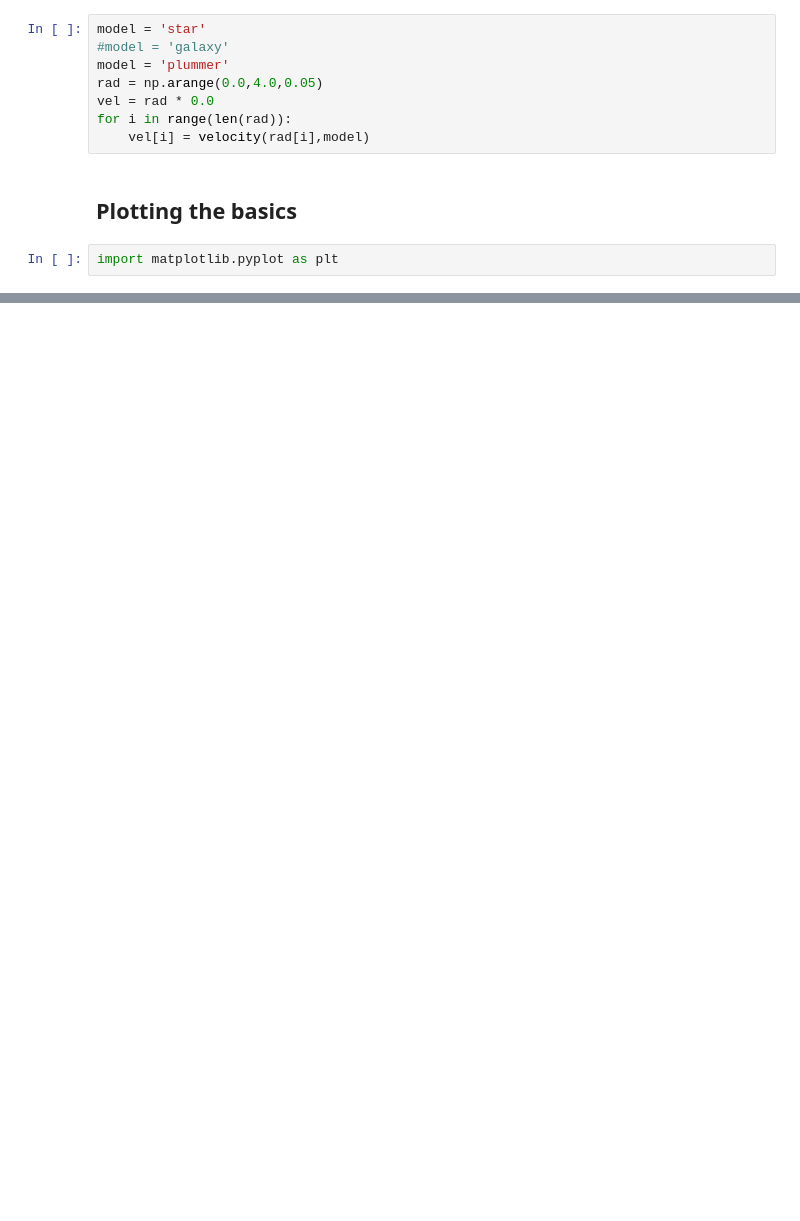
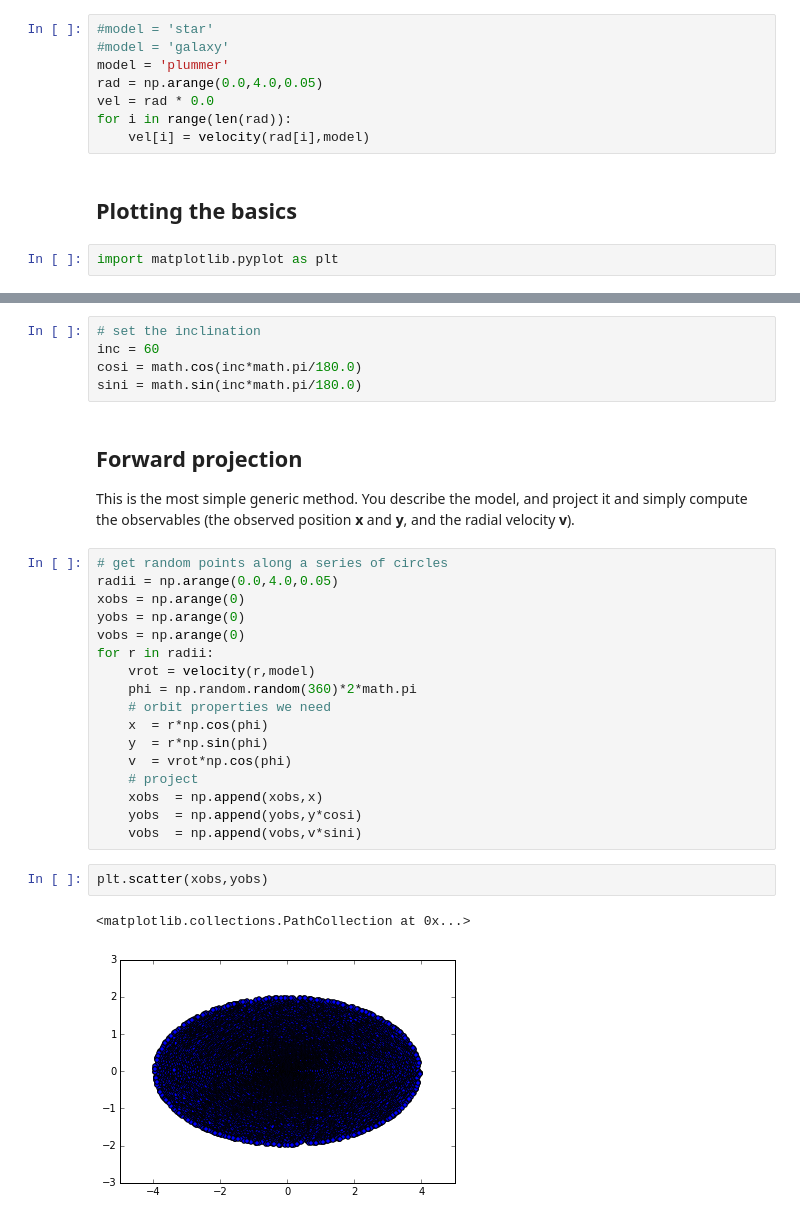
Before and after one commit to teuben/SLICA, a Jupyter notebook: notebooks/orbits.ipynb, the cells around one changed output, grey strips where cells are left out. Drawn from its saved outputs; the diff is of its cells as text; blank space fills up the shorter version.

```diff
--- a/notebooks/orbits.ipynb
+++ b/notebooks/orbits.ipynb
@@ -31,7 +38,7 @@ def velocity(radius, model='galaxy'):
     else:
         return 0.0
 # %%
-model = 'star'
+#model = 'star'
 #model = 'galaxy'
 model = 'plummer'
 rad = np.arange(0.0,4.0,0.05)
@@ -49,0 +61,31 @@ plt.plot(rad,vel)
+# %%
+# set the inclination
+inc = 60
+cosi = math.cos(inc*math.pi/180.0)
+sini = math.sin(inc*math.pi/180.0)
+# %% [markdown]
+## Forward projection
+
+This is the most simple generic method. You describe the model, and project it and simply compute the observables (the observed position **x** and **y**, and the radial velocity **v**).
+# %%
+# get random points along a series of circles
+radii = np.arange(0.0,4.0,0.05)
+xobs = np.arange(0)
+yobs = np.arange(0)
+vobs = np.arange(0)
+for r in radii:
+    vrot = velocity(r,model)
+    phi = np.random.random(360)*2*math.pi
+    # orbit properties we need
+    x  = r*np.cos(phi)
+    y  = r*np.sin(phi)
+    v  = vrot*np.cos(phi)
+    # project
+    xobs  = np.append(xobs,x)
+    yobs  = np.append(yobs,y*cosi)
+    vobs  = np.append(vobs,v*sini)
+# %%
+plt.scatter(xobs,yobs)
+# %% [output]
+<matplotlib.collections.PathCollection at 0x...>
+[figure, added]
```
Also changed, not shown: parts of 14 cells of this notebook.
